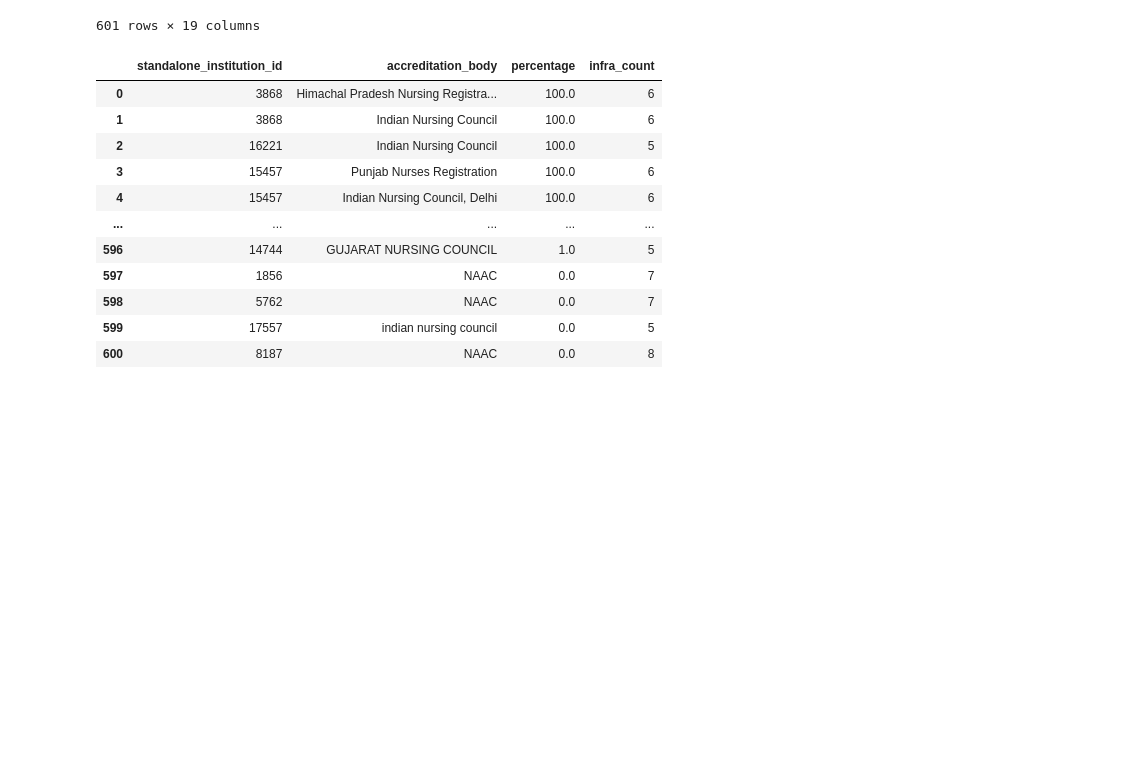
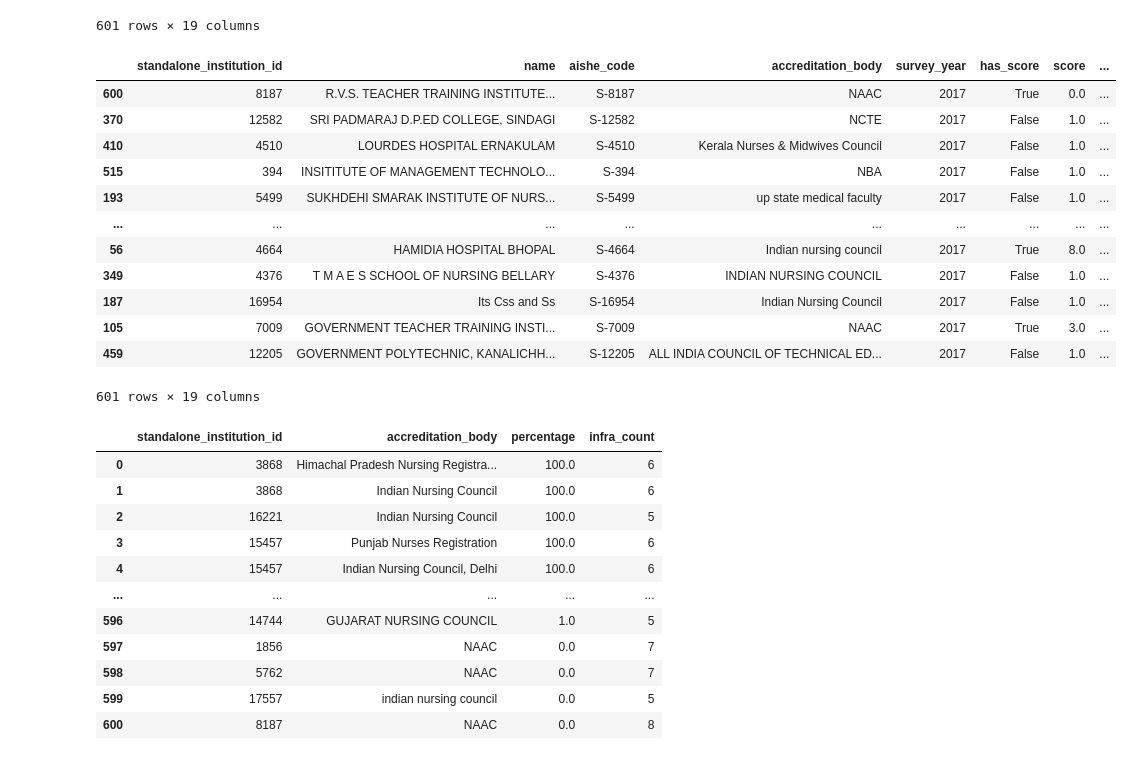
Before and after one commit to jainharsh8506/SIH2022, a Jupyter notebook: Hello/standalone_institution_2017.ipynb, the cells around one changed output. Drawn from its saved outputs; the diff is of its cells as text; code cells hidden in the pictures; blank space fills up the shorter version.

```diff
--- a/Hello/standalone_institution_2017.ipynb
+++ b/Hello/standalone_institution_2017.ipynb
@@ -261,3 +256,21 @@ df_stand_accr_infrastructure_si_2017
 | 599 | 17557 | SINGH LIFE CARE NURSING AND PARAM... | S-17557 | indian nursing council | 2017 | True | 0.0 | ... |
 | 600 | 8187 | R.V.S. TEACHER TRAINING INSTITUTE... | S-8187 | NAAC | 2017 | True | 0.0 | ... |
 601 rows × 19 columns
+# %%
+df_stand_accr_infrastructure_sort_si_2017=df_stand_accr_infrastructure_si_2017.sort_values(['infra_count'],ascending=False)
+# %%
+df_stand_accr_infrastructure_sort_si_2017
+# %% [output]
+|  | standalone_institution_id | name | aishe_code | accreditation_body | survey_year | has_score | score | ... |
+| 600 | 8187 | R.V.S. TEACHER TRAINING INSTITUTE... | S-8187 | NAAC | 2017 | True | 0.0 | ... |
+| 370 | 12582 | SRI PADMARAJ D.P.ED COLLEGE, SINDAGI | S-12582 | NCTE | 2017 | False | 1.0 | ... |
+| 410 | 4510 | LOURDES HOSPITAL ERNAKULAM | S-4510 | Kerala Nurses & Midwives Council | 2017 | False | 1.0 | ... |
+| 515 | 394 | INSITITUTE OF MANAGEMENT TECHNOLO... | S-394 | NBA | 2017 | False | 1.0 | ... |
+| 193 | 5499 | SUKHDEHI SMARAK INSTITUTE OF NURS... | S-5499 | up state medical faculty | 2017 | False | 1.0 | ... |
+| ... | ... | ... | ... | ... | ... | ... | ... | ... |
+| 56 | 4664 | HAMIDIA HOSPITAL BHOPAL | S-4664 | Indian nursing council | 2017 | True | 8.0 | ... |
+| 349 | 4376 | T M A E S SCHOOL OF NURSING BELLARY | S-4376 | INDIAN NURSING COUNCIL | 2017 | False | 1.0 | ... |
+| 187 | 16954 | Its Css and Ss | S-16954 | Indian Nursing Council | 2017 | False | 1.0 | ... |
+| 105 | 7009 | GOVERNMENT TEACHER TRAINING INSTI... | S-7009 | NAAC | 2017 | True | 3.0 | ... |
+| 459 | 12205 | GOVERNMENT POLYTECHNIC, KANALICHH... | S-12205 | ALL INDIA COUNCIL OF TECHNICAL ED... | 2017 | False | 1.0 | ... |
+601 rows × 19 columns
```
Also changed, not shown: parts of 6 cells of this notebook, 14 other files.
